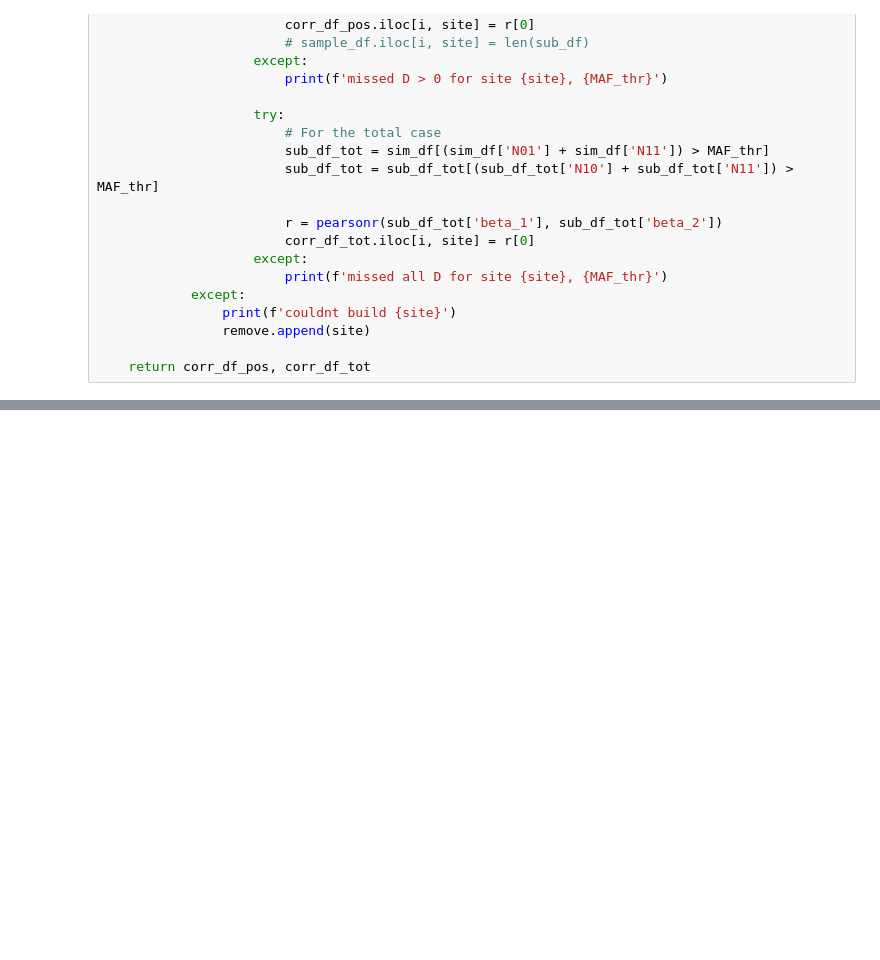
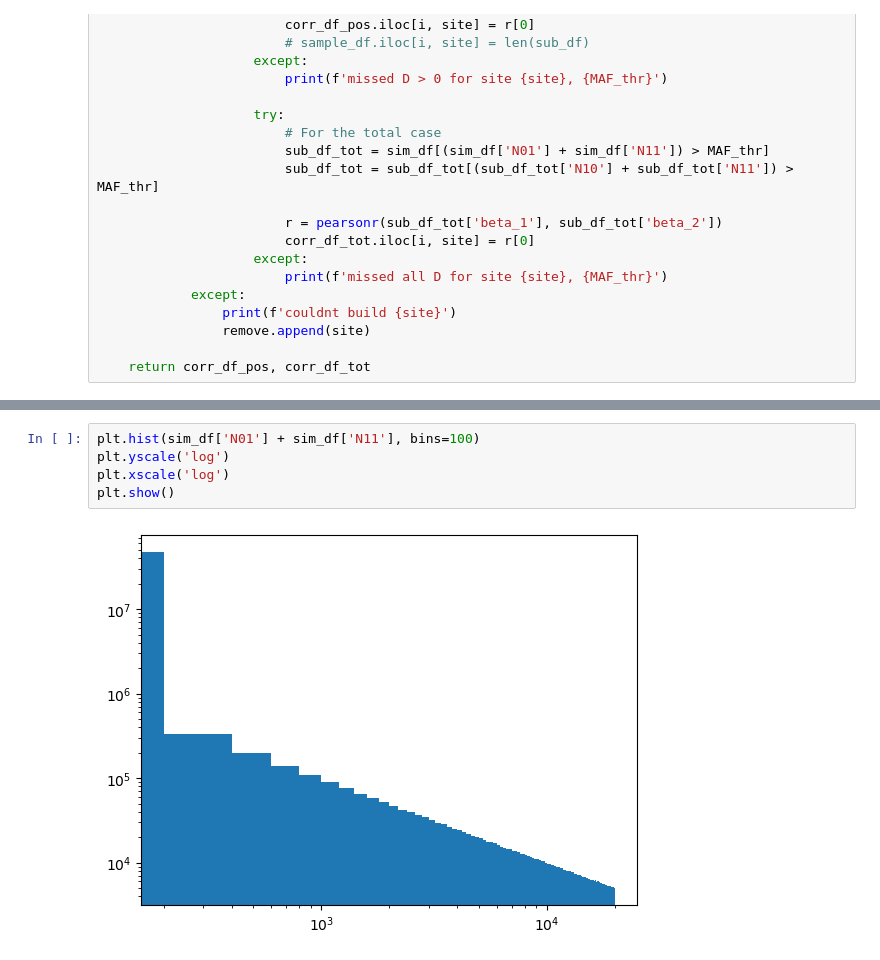
Before and after one commit to emkoch/popspec, a Jupyter notebook: Effect_size.ipynb, the cells around one changed output, grey strips where cells are left out. Saved outputs shown, nothing was run; the diff lists cells and outputs as text; blank space fills up the shorter version.

```diff
--- a/Effect_size.ipynb
+++ b/Effect_size.ipynb
@@ -768,0 +857,7 @@ plt.show()
+# %%
+plt.hist(sim_df['N01'] + sim_df['N11'], bins=100)
+plt.yscale('log')
+plt.xscale('log')
+plt.show()
+# %% [output]
+[figure, added]
```
Also changed, not shown: parts of 22 cells of this notebook, 1 other file.
